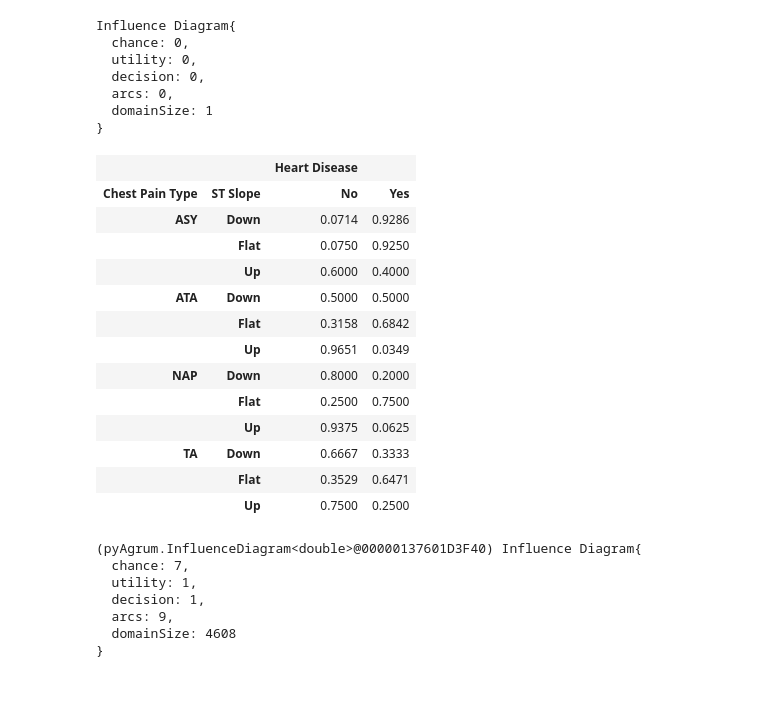
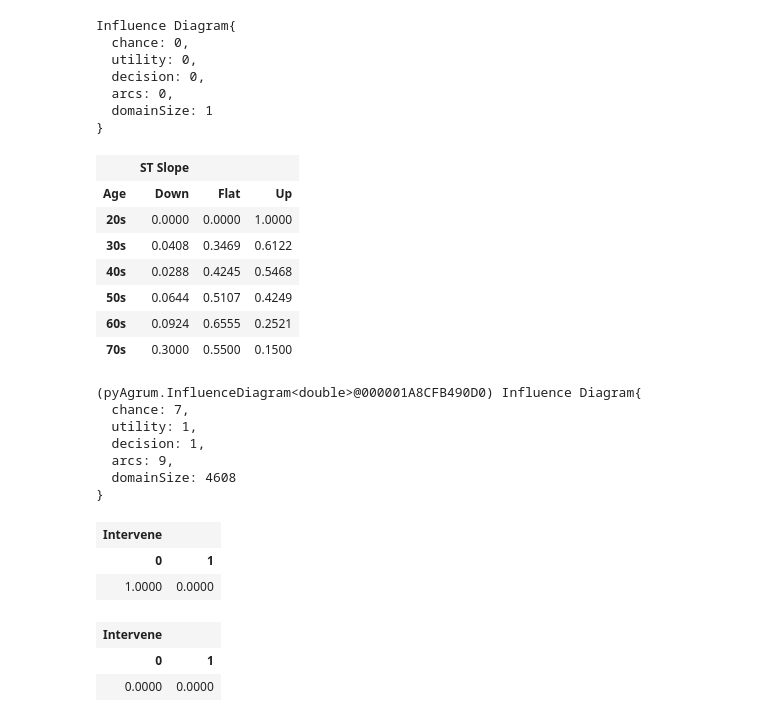
Before and after one commit to Rahul-Mistri/Bayesian-Network-for-Cardiovascular-Disease-Prediction, a Jupyter notebook: Network.ipynb, the cells around one changed output. Cells and saved outputs as stored; diff of their text form; code cells hidden in the pictures; blank space fills up the shorter version.

```diff
--- a/Network.ipynb
+++ b/Network.ipynb
@@ -46,7 +46,7 @@ bn.addArc(CPT,HD)
 
 #Add utility and action nodes
 u = bn.addUtilityNode(gum.LabelizedVariable("U","Utility", 1))
-action = bn.addDecisionNode(gum.LabelizedVariable("Intervene", "Medical Intervention"))
+action = bn.addDecisionNode(gum.LabelizedVariable("Intervene", "Medical Intervention",2))
 
 bn.addArc(HD,u)
 bn.addArc(action,u)
@@ -64,26 +64,20 @@ bn.cpt(ExAngina)[:]=[[[0.071429,	0.928571],[0.260000,	0.740000],[0.675000,	0.325
 bn.cpt(OP)[:]=[[0.940063,	0.059937],[0.773279,	0.226721]]
 bn.cpt(HD)[:]=[[[0.071429,	0.928571],[0.075000,	0.925000],[0.600000,	0.400000]],[[0.500000,	0.500000],[0.315789,	0.684211],[0.965116,	0.034884]],[[0.800000,	0.200000],[0.250000,	0.750000],[0.937500,	0.062500]],[[0.666667,	0.333333],[0.352941,	0.647059],[0.750000,	0.250000]]]
 # %%
-(bn.cpt(HD))
+(bn.cpt(STSlope))
 # %% [output]
-|  |  | Heart Disease |  |
-| Chest Pain Type | ST Slope | No | Yes |
-| ASY | Down | 0.0714 | 0.9286 |
-|  | Flat | 0.0750 | 0.9250 |
-|  | Up | 0.6000 | 0.4000 |
-| ATA | Down | 0.5000 | 0.5000 |
-|  | Flat | 0.3158 | 0.6842 |
-|  | Up | 0.9651 | 0.0349 |
-| NAP | Down | 0.8000 | 0.2000 |
-|  | Flat | 0.2500 | 0.7500 |
-|  | Up | 0.9375 | 0.0625 |
-| TA | Down | 0.6667 | 0.3333 |
-|  | Flat | 0.3529 | 0.6471 |
-|  | Up | 0.7500 | 0.2500 |
+|  | ST Slope |  |  |
+| Age | Down | Flat | Up |
+| 20s | 0.0000 | 0.0000 | 1.0000 |
+| 30s | 0.0408 | 0.3469 | 0.6122 |
+| 40s | 0.0288 | 0.4245 | 0.5468 |
+| 50s | 0.0644 | 0.5107 | 0.4249 |
+| 60s | 0.0924 | 0.6555 | 0.2521 |
+| 70s | 0.3000 | 0.5500 | 0.1500 |
 # %%
 bn
 # %% [output]
-(pyAgrum.InfluenceDiagram<double>@00000137601D3F40) Influence Diagram{
+(pyAgrum.InfluenceDiagram<double>@000001A8CFB490D0) Influence Diagram{
   chance: 7,
   utility: 1,
   decision: 1,
@@ -92,0 +96,12 @@ bn
+# %%
+ie.optimalDecision("Intervene")
+# %% [output]
+| Intervene |  |
+| 0 | 1 |
+| 1.0000 | 0.0000 |
+# %%
+ie.posteriorUtility("Intervene")
+# %% [output]
+| Intervene |  |
+| 0 | 1 |
+| 0.0000 | 0.0000 |
```
Also changed, not shown: parts of 4 cells of this notebook.
